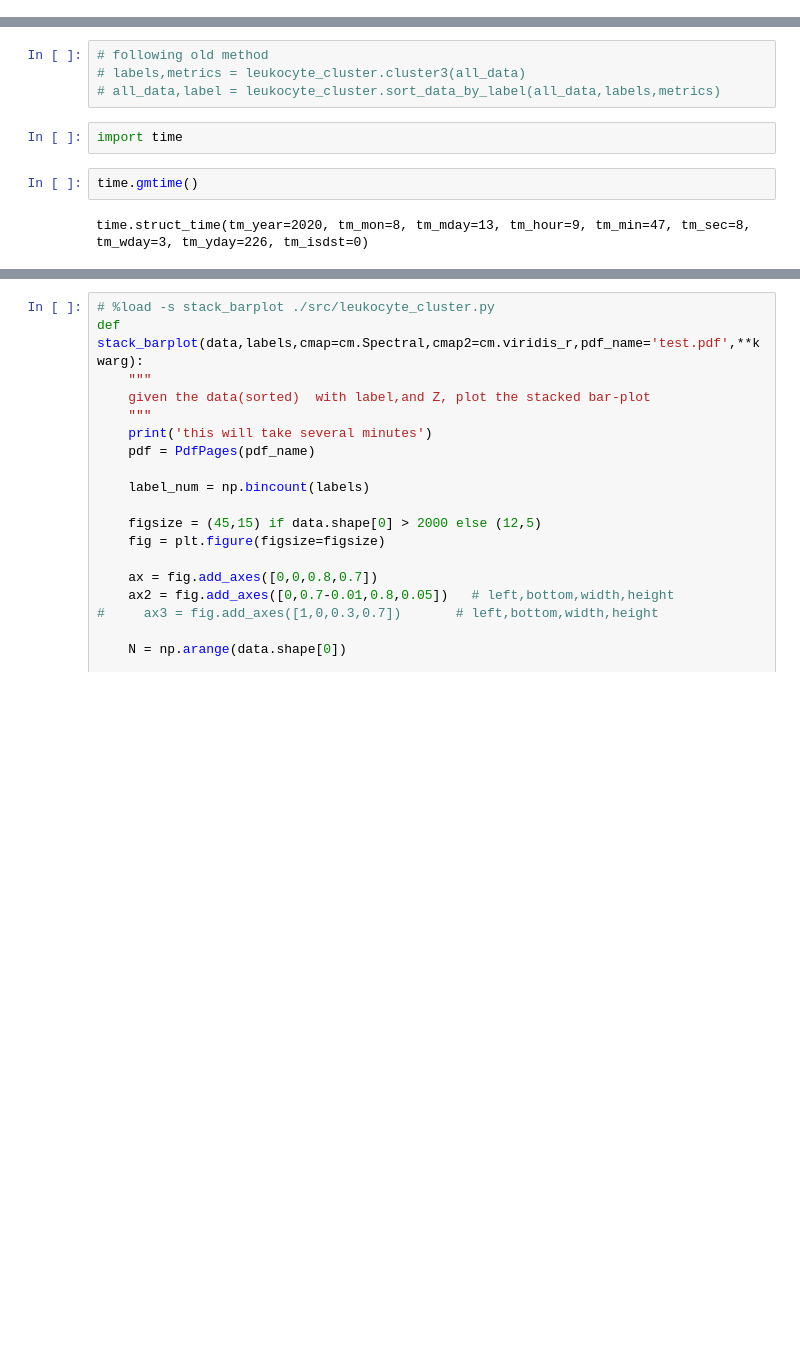
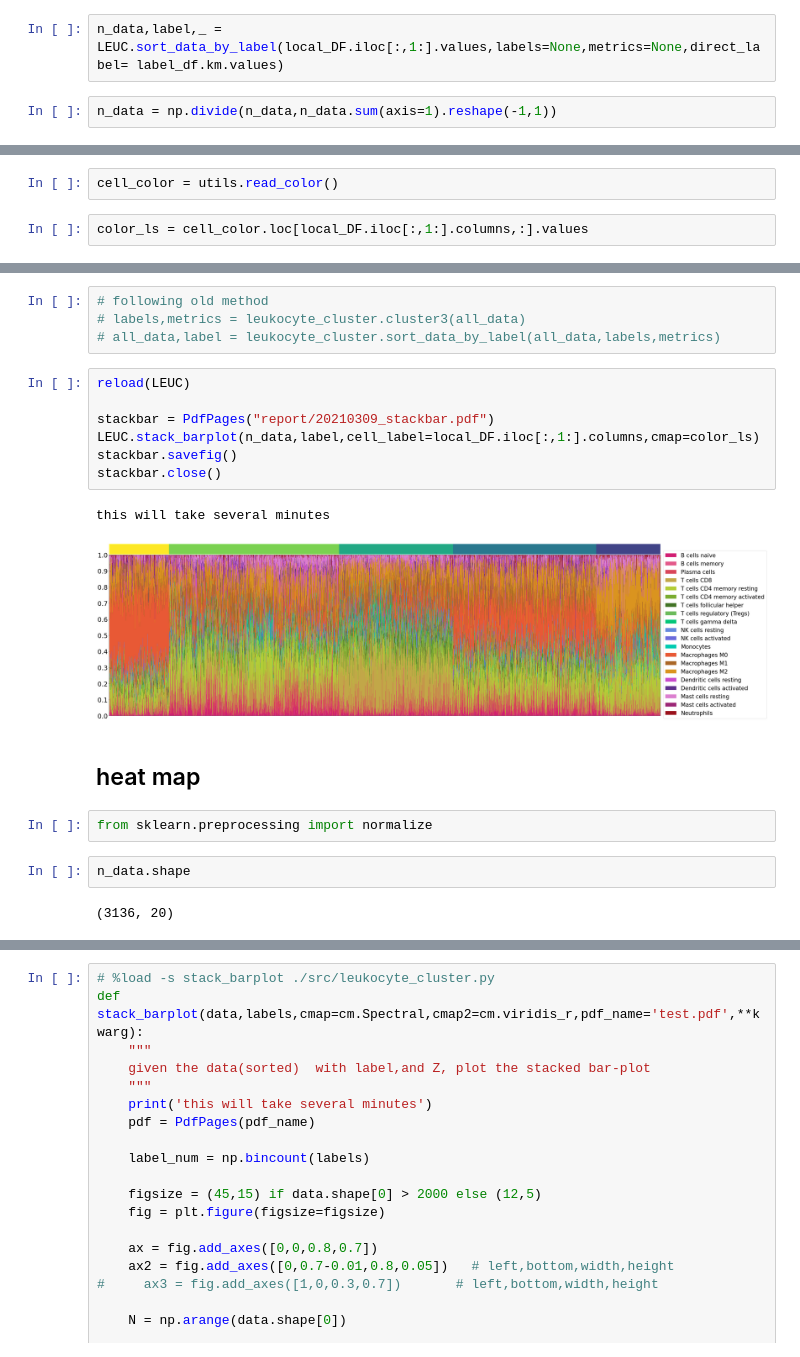
Before and after one commit to oZwZo/pan-cancer-leukocyte, a Jupyter notebook: leukocyte/plot_and_table.ipynb, the cells around one changed output, grey strips where cells are left out. Drawn from its saved outputs; the diff is of its cells as text; blank space fills up the shorter version.

```diff
--- a/leukocyte/plot_and_table.ipynb
+++ b/leukocyte/plot_and_table.ipynb
@@ -35,2 +82,6 @@ DF = utils.read_leukocyte(data_path,True)
+# %%
+n_data,label,_ = LEUC.sort_data_by_label(local_DF.iloc[:,1:].values,labels=None,metrics=None,direct_label= label_df.km.values)
+# %%
+n_data = np.divide(n_data,n_data.sum(axis=1).reshape(-1,1))
 # %% [markdown]
 preprocess of data
@@ -40,0 +88,4 @@ dict_keys(['LIVER', 'MELANOMA', 'TNBC', 'BLADDER', 'COLON', 'HNSCC', 'NSCLC', 'K
+# %%
+cell_color = utils.read_color()
+# %%
+color_ls = cell_color.loc[local_DF.iloc[:,1:].columns,:].values
@@ -101,9 +156,21 @@ stage=pd.read_csv(
 # following old method
 # labels,metrics = leukocyte_cluster.cluster3(all_data)
 # all_data,label = leukocyte_cluster.sort_data_by_label(all_data,labels,metrics)
-# %%
-import time
-# %%
-time.gmtime()
-# %% [output]
-time.struct_time(tm_year=2020, tm_mon=8, tm_mday=13, tm_hour=9, tm_min=47, tm_sec=8, tm_wday=3, tm_yday=226, tm_isdst=0)
+# %%
+reload(LEUC)
+
+stackbar = PdfPages("report/20210309_stackbar.pdf")
+LEUC.stack_barplot(n_data,label,cell_label=local_DF.iloc[:,1:].columns,cmap=color_ls)
+stackbar.savefig()
+stackbar.close()
+# %% [output]
+this will take several minutes
+[figure, added]
+# %% [markdown]
+## heat map
+# %%
+from sklearn.preprocessing import normalize
+# %%
+n_data.shape
+# %% [output]
+(3136, 20)
```
Also changed, not shown: parts of 30 cells of this notebook, 26 other files.
